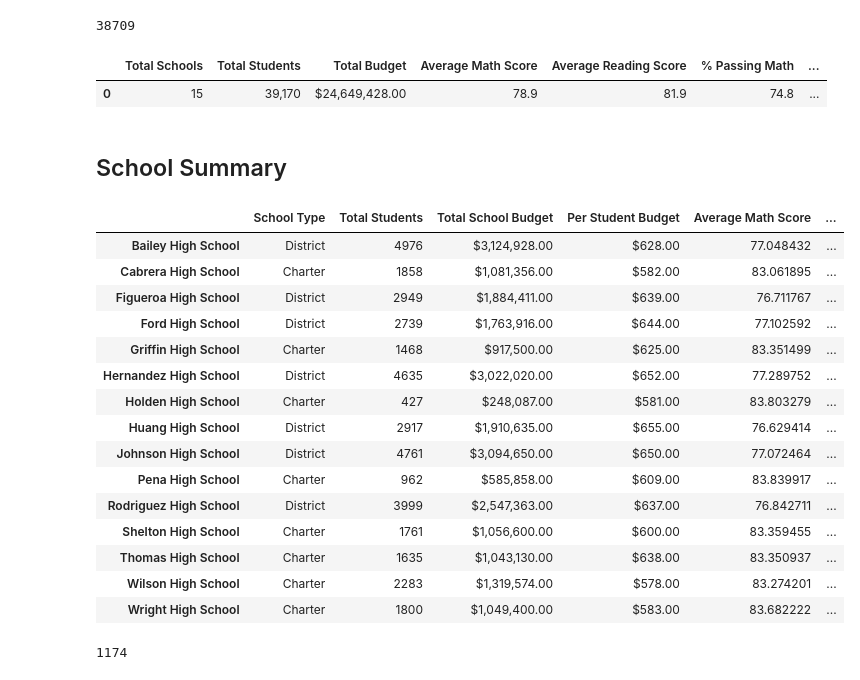
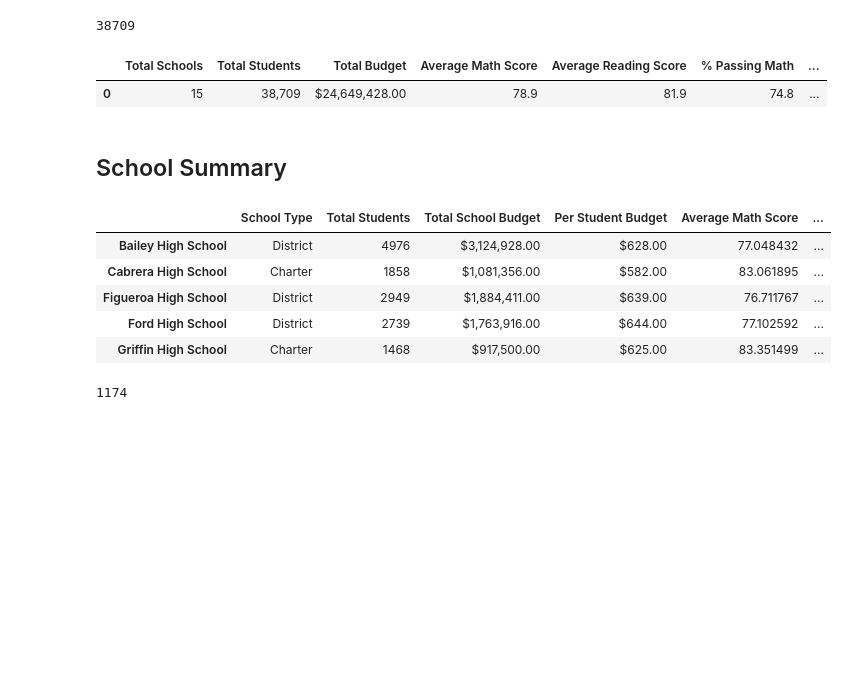
Before and after one commit to alecngai/04-School_District_Analysis, a Jupyter notebook: PyCitySchools_Challenge.ipynb, the cells around one changed output. Drawn from its saved outputs; the diff is of its cells as text; code cells hidden in the pictures; blank space fills up the shorter version.

```diff
--- a/PyCitySchools_Challenge.ipynb
+++ b/PyCitySchools_Challenge.ipynb
@@ -55,7 +68,7 @@ student_data_df.tail(10)
 ### District Summary
 # %%
 # Combine the data into a single dataset
-school_data_complete_df = pd.merge(student_data_df, school_data_df, how="left", on=["school_name", "school_name"])
+school_data_complete_df = pd.merge(student_data_df, school_data_df, how="left", on="school_name")
 school_data_complete_df.head()
 # %% [output]
 |  | Student ID | student_name | gender | grade | school_name | reading_score | math_score | School ID | ... |
@@ -111,7 +124,7 @@ overall_passing_percentage = overall_passing_math_reading_count / new_student_co
 # Create a DataFrame
 district_summary_df = pd.DataFrame(
           [{"Total Schools": school_count,
-          "Total Students": student_count,
+          "Total Students": new_student_count,
           "Total Budget": total_budget,
           "Average Math Score": average_math_score,
           "Average Reading Score": average_reading_score,
@@ -133,10 +146,11 @@ district_summary_df["% Passing Reading"] = district_summary_df["% Passing Readin
 district_summary_df["% Overall Passing"] = district_summary_df["% Overall Passing"].map("{:.1f}".format)
 
 # Display the data frame
+dfi.export(district_summary_df, "Resources/new_district_summary_df.png")
 district_summary_df
 # %% [output]
 |  | Total Schools | Total Students | Total Budget | Average Math Score | Average Reading Score | % Passing Math | ... |
-| 0 | 15 | 39,170 | $24,649,428.00 | 78.9 | 81.9 | 74.8 | ... |
+| 0 | 15 | 38,709 | $24,649,428.00 | 78.9 | 81.9 | 74.8 | ... |
 # %% [markdown]
 ##  School Summary
 # %%
@@ -193,27 +207,17 @@ per_school_summary_df = pd.DataFrame({
 # %%
 # Format the Total School Budget and the Per Student Budget
 per_school_summary_df["Total School Budget"] = per_school_summary_df["Total School Budget"].map("${:,.2f}".format)
 per_school_summary_df["Per Student Budget"] = per_school_summary_df["Per Student Budget"].map("${:,.2f}".format)
 
 # Display the data frame
-per_school_summary_df
+per_school_summary_df.head(5)
 # %% [output]
 |  | School Type | Total Students | Total School Budget | Per Student Budget | Average Math Score | ... |
 | Bailey High School | District | 4976 | $3,124,928.00 | $628.00 | 77.048432 | ... |
 | Cabrera High School | Charter | 1858 | $1,081,356.00 | $582.00 | 83.061895 | ... |
 | Figueroa High School | District | 2949 | $1,884,411.00 | $639.00 | 76.711767 | ... |
 | Ford High School | District | 2739 | $1,763,916.00 | $644.00 | 77.102592 | ... |
 | Griffin High School | Charter | 1468 | $917,500.00 | $625.00 | 83.351499 | ... |
-| Hernandez High School | District | 4635 | $3,022,020.00 | $652.00 | 77.289752 | ... |
-| Holden High School | Charter | 427 | $248,087.00 | $581.00 | 83.803279 | ... |
-| Huang High School | District | 2917 | $1,910,635.00 | $655.00 | 76.629414 | ... |
-| Johnson High School | District | 4761 | $3,094,650.00 | $650.00 | 77.072464 | ... |
-| Pena High School | Charter | 962 | $585,858.00 | $609.00 | 83.839917 | ... |
-| Rodriguez High School | District | 3999 | $2,547,363.00 | $637.00 | 76.842711 | ... |
-| Shelton High School | Charter | 1761 | $1,056,600.00 | $600.00 | 83.359455 | ... |
-| Thomas High School | Charter | 1635 | $1,043,130.00 | $638.00 | 83.350937 | ... |
-| Wilson High School | Charter | 2283 | $1,319,574.00 | $578.00 | 83.274201 | ... |
-| Wright High School | Charter | 1800 | $1,049,400.00 | $583.00 | 83.682222 | ... |
 # %%
 # Step 5.  Get the number of 10th-12th graders from Thomas High School (THS).
 grades = ["10th", "11th", "12th"]
```
Also changed, not shown: parts of 5 cells of this notebook, 3 other files.
